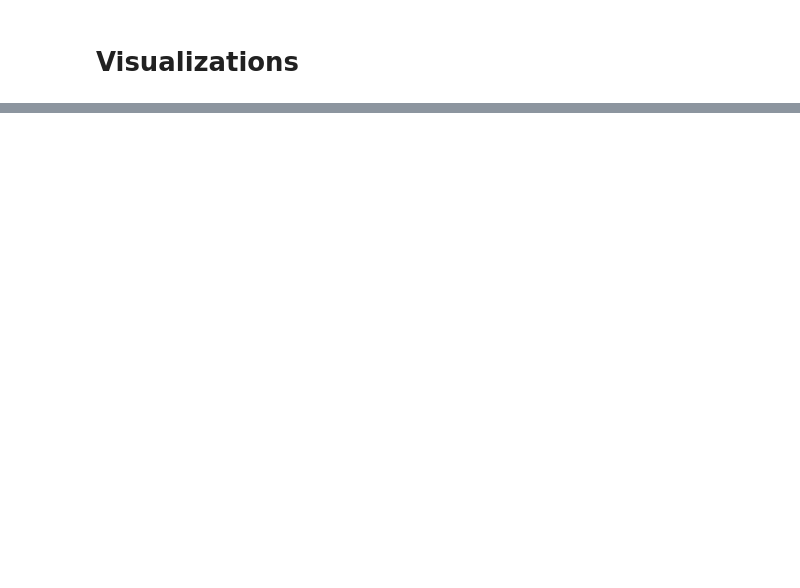
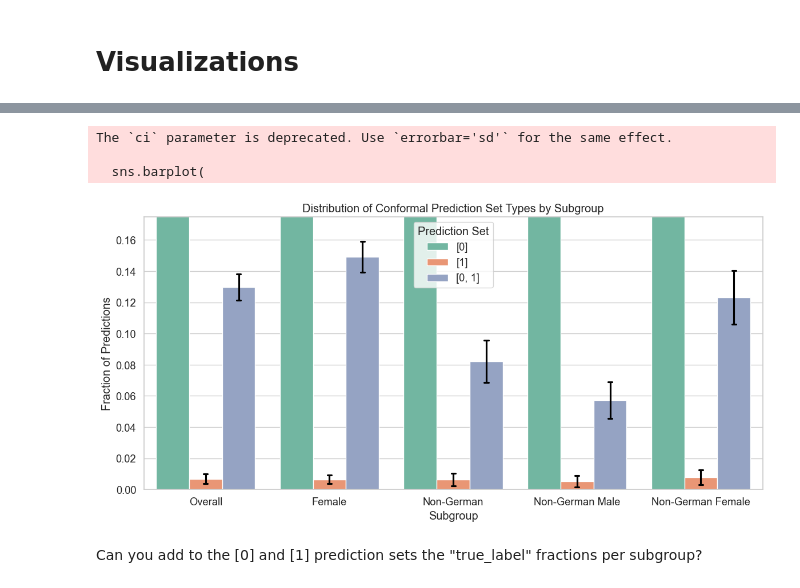
Before and after one commit to jsbroden/CMA_Fairness, a Jupyter notebook: 03_cp_m.ipynb, the cells around one changed output, grey strips where cells are left out. Saved outputs shown, nothing was run; the diff lists cells and outputs as text; code cells hidden in the pictures; blank space fills up the shorter version.

```diff
--- a/03_cp_m.ipynb
+++ b/03_cp_m.ipynb
@@ -524,0 +648,29 @@ plt.show()
+# %%
+# Plot with seaborn's internal error estimation
+plt.figure(figsize=(12, 6))
+sns.barplot(
+    data=plot_df,
+    x='subgroup',
+    y='fraction',
+    hue='pred_set',
+    palette='Set2',
+    capsize=0.1,
+    err_kws={'color': 'black'},  # <-- HIGHLIGHT: replaced deprecated 'errcolor' with 'err_kws'
+    estimator='mean',            # <-- HIGHLIGHT: explicitly defined the estimator
+    ci='sd'                      # <-- HIGHLIGHT: added standard deviation-based error bars
+)
+
+plt.title('Distribution of Conformal Prediction Set Types by Subgroup')
+plt.ylabel('Fraction of Predictions')
+plt.xlabel('Subgroup')
+plt.ylim(0, 0.175)
+plt.legend(title='Prediction Set')
+plt.tight_layout()
+plt.show()
+# %% [output]
+The `ci` parameter is deprecated. Use `errorbar='sd'` for the same effect.
+
+  sns.barplot(
+[figure, added]
+# %% [markdown]
+Can you add to the [0] and [1] prediction sets the "true_label" fractions per subgroup?
```
Also changed, not shown: parts of 14 cells of this notebook, 2 other files.
